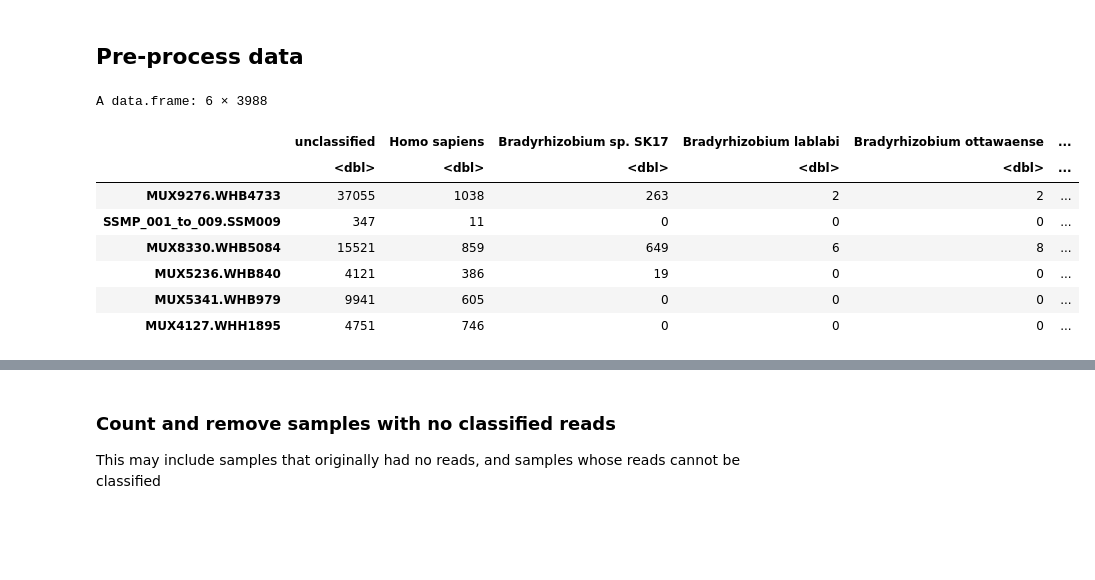
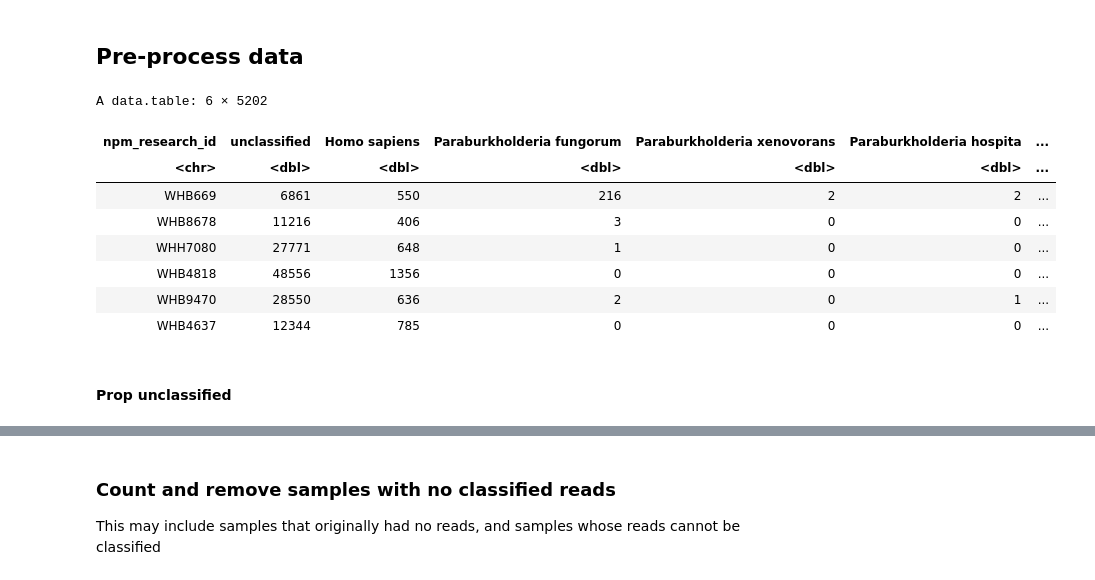
Before and after one commit to cednotsed/blood_microbial_signatures, a Jupyter notebook: analysis/abundance_analysis.ipynb, the cells around one changed output, grey strips where cells are left out. Cells and saved outputs as stored; diff of their text form; code cells hidden in the pictures; blank space fills up the shorter version.

```diff
--- a/analysis/abundance_analysis.ipynb
+++ b/analysis/abundance_analysis.ipynb
@@ -45,24 +45,24 @@ n_subset <- 10
 # %%
 load_data <- function(file_path) {
     df <- fread(file_path) %>%
-        column_to_rownames("sample")
+        separate(sample, into = c(NA, "npm_research_id"), sep = "\\.")
     return(df)
 }
 
 rank <- "S"
-n_subset <- 100
+n_subset <- 9999
 
 species_df <- load_data(str_glue("data/temp_files_{n_subset}/07_abundance_matrix/abundance_matrix.subset_{n_subset}.{rank}.tsv"))
 head(species_df)
-
-# species_df <- load_data('')
 # %% [output]
-A data.frame: 6 × 3988
+A data.table: 6 × 5202
-|  | unclassified | Homo sapiens | Bradyrhizobium sp. SK17 | Bradyrhizobium lablabi | Bradyrhizobium ottawaense | ... |
-|  | <dbl> | <dbl> | <dbl> | <dbl> | <dbl> | ... |
-| MUX9276.WHB4733 | 37055 | 1038 | 263 | 2 | 2 | ... |
-| SSMP_001_to_009.SSM009 | 347 | 11 | 0 | 0 | 0 | ... |
-| MUX8330.WHB5084 | 15521 | 859 | 649 | 6 | 8 | ... |
-| MUX5236.WHB840 | 4121 | 386 | 19 | 0 | 0 | ... |
-| MUX5341.WHB979 | 9941 | 605 | 0 | 0 | 0 | ... |
-| MUX4127.WHH1895 | 4751 | 746 | 0 | 0 | 0 | ... |
+| npm_research_id | unclassified | Homo sapiens | Paraburkholderia fungorum | Paraburkholderia xenovorans | Paraburkholderia hospita | ... |
+| <chr> | <dbl> | <dbl> | <dbl> | <dbl> | <dbl> | ... |
+| WHB669 | 6861 | 550 | 216 | 2 | 2 | ... |
+| WHB8678 | 11216 | 406 | 3 | 0 | 0 | ... |
+| WHH7080 | 27771 | 648 | 1 | 0 | 0 | ... |
+| WHB4818 | 48556 | 1356 | 0 | 0 | 0 | ... |
+| WHB9470 | 28550 | 636 | 2 | 0 | 1 | ... |
+| WHB4637 | 12344 | 785 | 0 | 0 | 0 | ... |
+# %% [markdown]
+#### Prop unclassified
```
Also changed, not shown: parts of 7 cells of this notebook, 7 other files.
